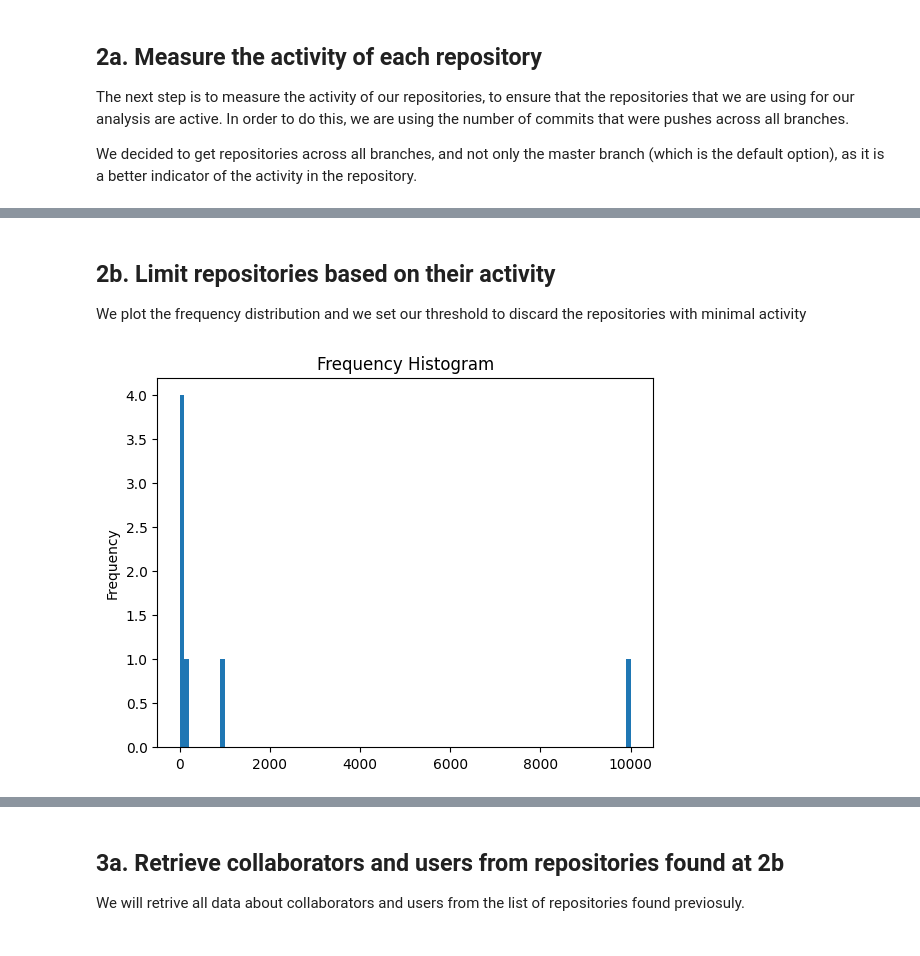
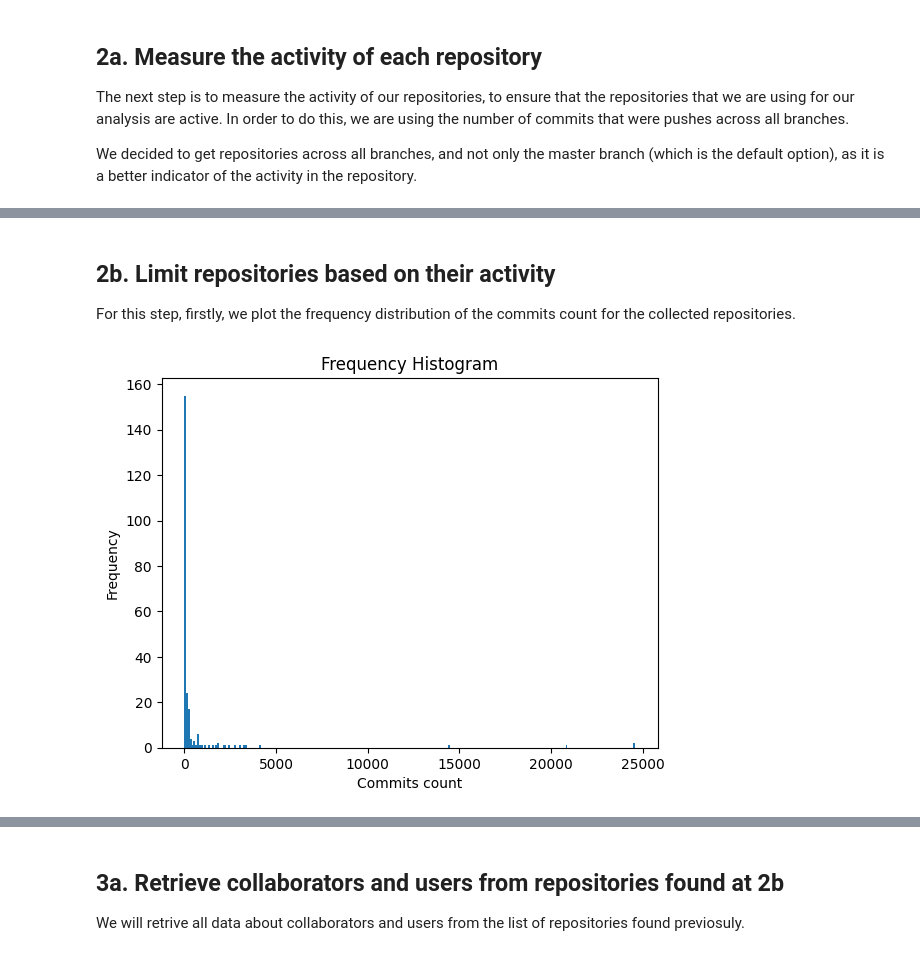
Before and after one commit to ShrushtiK/SoftwareAnalytics, a Jupyter notebook: data_collection.ipynb, the cells around one changed output, grey strips where cells are left out. Cells and saved outputs as stored; diff of their text form; code cells hidden in the pictures.

Commit message:
Plot 2a with real data, added step 2b

```diff
--- a/data_collection.ipynb
+++ b/data_collection.ipynb
@@ -313,20 +333,20 @@ get_all_commits("data/1b_python_openSource_repositories.json", "data/2a_repos_ac
 # %% [markdown]
 ## 2b. Limit repositories based on their activity
-We plot the frequency distribution and we set our threshold to discard the repositories with minimal activity
+For this step, firstly, we plot the frequency distribution of the commits count for the collected repositories.
 # %%
-def plot_activity(in_file):
+def plot_activity(in_file, bin_size=100):
     with open(in_file) as f:
         repos = json.load(f)
     # get the number of commits for each repo in a list
     commits=[]
     for repo in repos:
         commits.append(repo["num_commits"])
 
     # Plot Frequency Histogram on commits count
-    plt.hist(commits, bins=100)
-    plt.gca().set(title='Frequency Histogram', ylabel='Frequency')
+    plt.hist(commits, bins=range(0, max(commits)+bin_size, bin_size)) # get bins of size 'bin_size'
+    plt.gca().set(title='Frequency Histogram', xlabel= 'Commits count', ylabel='Frequency')
     plt.show()
 
-plot_activity("data/2a_repos_activity.json")
+plot_activity("data/2a_repos_activity.json", bin_size=100)
 # %% [output]
-[figure, old version]
+[figure, new version]
```
Also changed, not shown: parts of 9 cells of this notebook.
